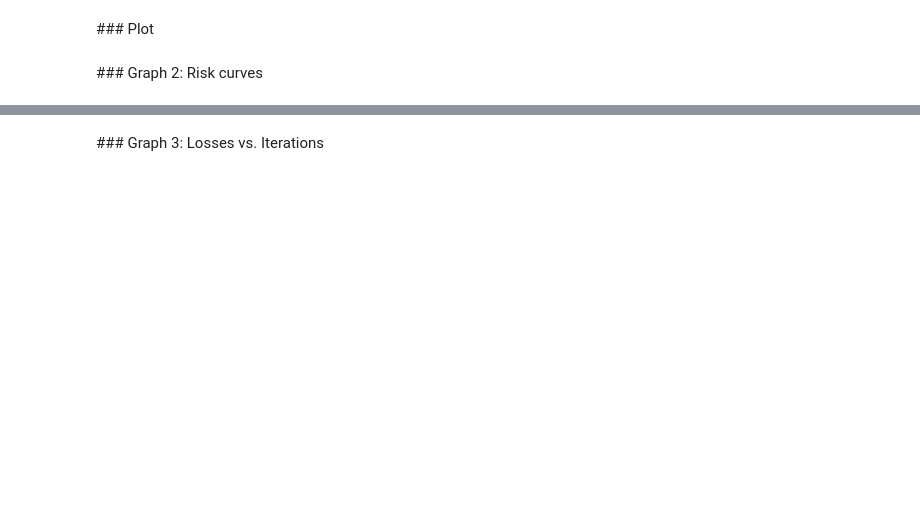
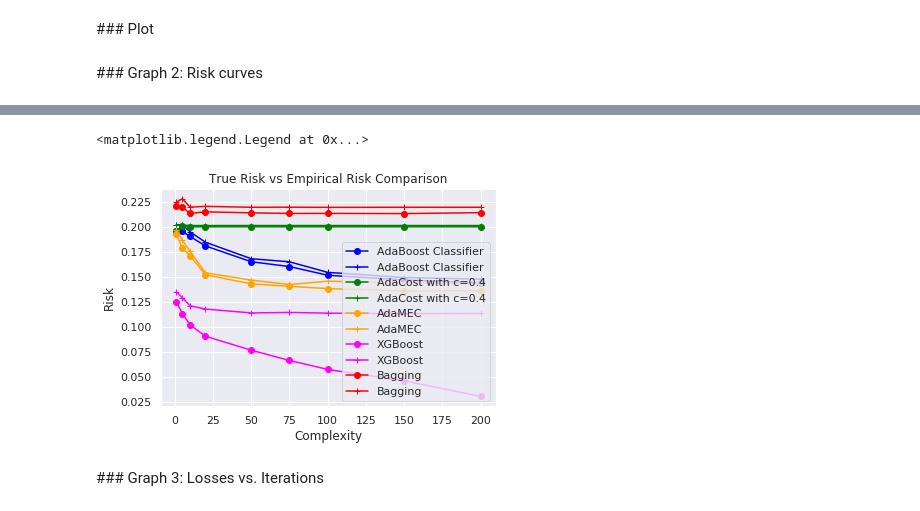
Before and after one commit to crisgompec/ImbalancedDataset, a Jupyter notebook: Dataset2/Comparison.ipynb, the cells around one changed output, grey strips where cells are left out. Drawn from its saved outputs; the diff is of its cells as text; code cells hidden in the pictures; blank space fills up the shorter version.

Commit message:
Risk vs complexity analysis done

```diff
--- a/Dataset2/Comparison.ipynb
+++ b/Dataset2/Comparison.ipynb
@@ -148,3 +148,22 @@ plt.legend()
 # SVM?
 # %% [markdown]
 ### Graph 2: Risk curves
+# %%
+scaler = StandardScaler()
+data = pd.read_pickle("./data_no_cathegorical.pkl")
+
+X = data.values[:,:-1]
+scaler.fit(X)
+X = scaler.transform(X)
+Y = data.values[:,-1]
+
+# Split data into train and test sets
+seed = 10
+test_size = 0.33
+X_train, X_test, y_train, y_test = train_test_split(X, Y, test_size=test_size, random_state=seed)
+
+# Labels for this algortihm has to be either 1 or -1
+y_train = np.where(y_train < 0.5, -1, 1)
+y_test = np.where(y_test < 0.5, -1, 1)
+# %%
+n_learners_list = [1,5,10,20,50,75,100,150,200]
@@ -151,2 +212,52 @@ plt.legend()
+# %%
+classifier_label = ['AdaBoost Classifier', 'AdaCost with c=0.4','AdaMEC','XGBoost','Bagging']
+classifier_color = ['blue','green','orange','magenta','red']
+cont = 0
+plt.figure()
+for classifiers in [AdaBoost_set, AdaCost_set, AdaMEC_set, XGBoost_set, Bagging_set]:
+    empirical_risk_list = []
+    true_risk_list = []
+    # Calculate accuracies
+    for classifier in classifiers:
+
+        incorrect_pred_emp = 0
+        incorrect_pred_true = 0
+
+        pred_train = classifier.predict(X_train)
+
+        for item in range(np.shape(X_train)[0]):
+
+            if pred_train[item] != y_train[item]:
+                incorrect_pred_emp = incorrect_pred_emp + 1
+
+        emp_risk =  incorrect_pred_emp/len(X_train)
+
+
+        pred_test = classifier.predict(X_test)
+
+        for item in range(np.shape(X_test)[0]):
+
+            if pred_test[item] != y_test[item]:
+                incorrect_pred_true = incorrect_pred_true + 1
+
+        true_risk =  incorrect_pred_true/len(X_test)
+
+
+        empirical_risk_list.append(emp_risk)
+        true_risk_list.append(true_risk)
+
+
+    plt.plot(n_learners_list, empirical_risk_list,'-o', color = classifier_color[cont],label = classifier_label[cont])
+    plt.plot(n_learners_list, true_risk_list,'-+', color = classifier_color[cont],label = classifier_label[cont])
+
+    cont += 1
+
+plt.title('True Risk vs Empirical Risk Comparison')
+plt.xlabel('Complexity')
+plt.ylabel('Risk')
+plt.legend()
+# %% [output]
+<matplotlib.legend.Legend at 0x...>
+[figure, added]
 # %% [markdown]
 ### Graph 3: Losses vs. Iterations
```
Also changed, not shown: parts of 3 cells of this notebook, 1 other file.
